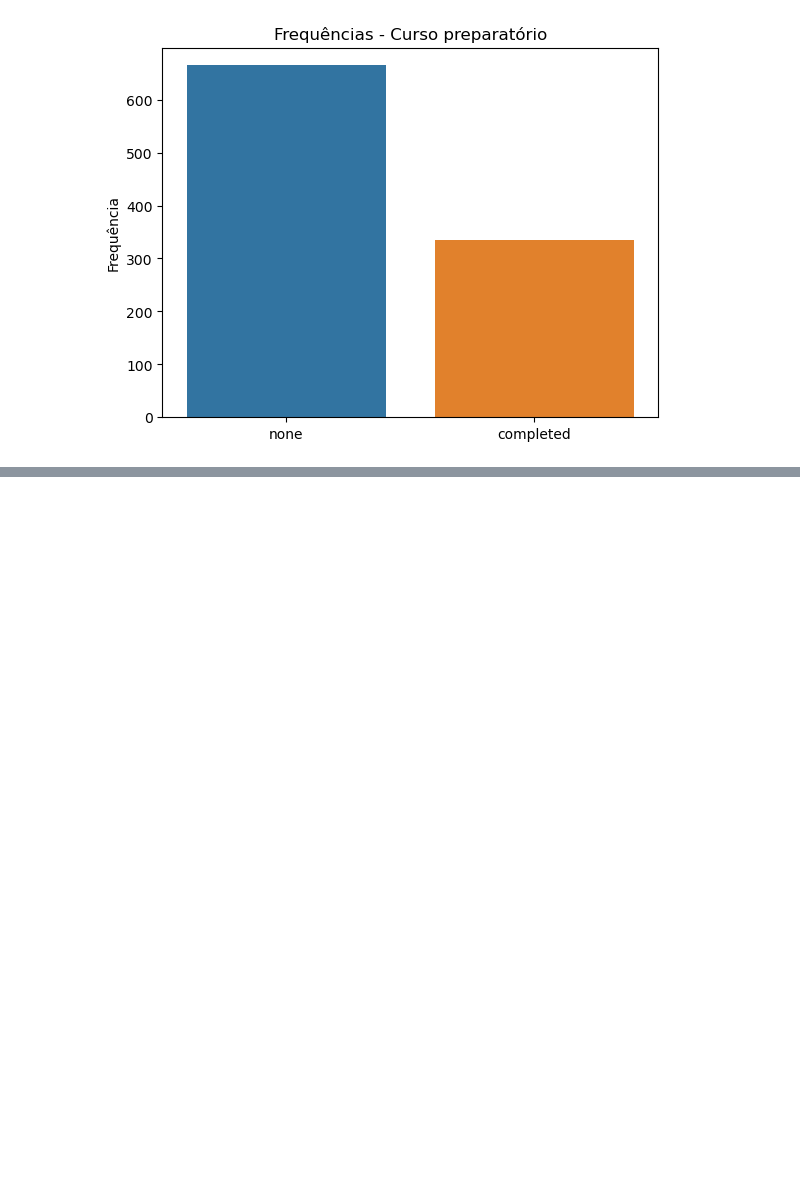
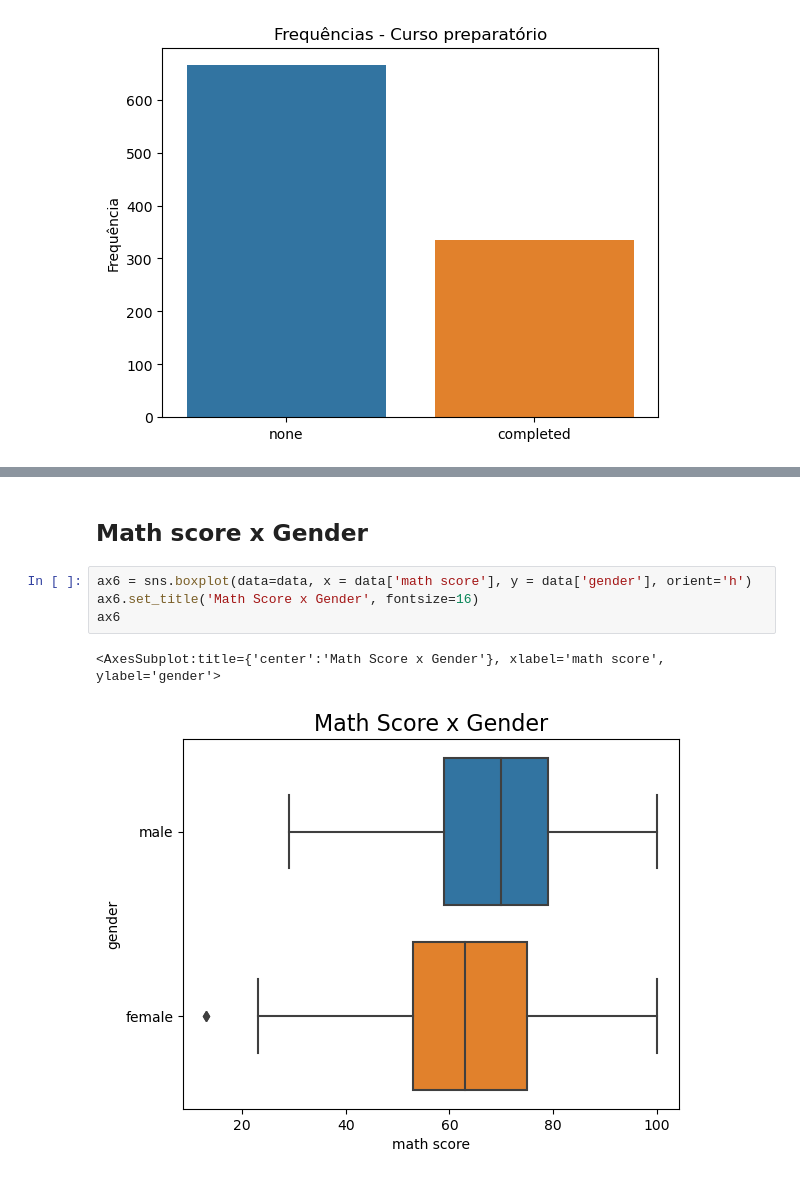
Before and after one commit to Leonardo010/Performance_de_estudantes, a Jupyter notebook: Student_performance_analysis.ipynb, the cells around one changed output, grey strips where cells are left out. Saved outputs shown, nothing was run; the diff lists cells and outputs as text; blank space fills up the shorter version.

```diff
--- a/Student_performance_analysis.ipynb
+++ b/Student_performance_analysis.ipynb
@@ -141,0 +187,9 @@ Text(0.5, 1.0, 'Frequências - Curso preparatório')
+# %% [markdown]
+## Math score x Gender
+# %%
+ax6 = sns.boxplot(data=data, x = data['math score'], y = data['gender'], orient='h')
+ax6.set_title('Math Score x Gender', fontsize=16)
+ax6
+# %% [output]
+<AxesSubplot:title={'center':'Math Score x Gender'}, xlabel='math score', ylabel='gender'>
+[figure, added]
```
Also changed, not shown: parts of 24 cells of this notebook.
